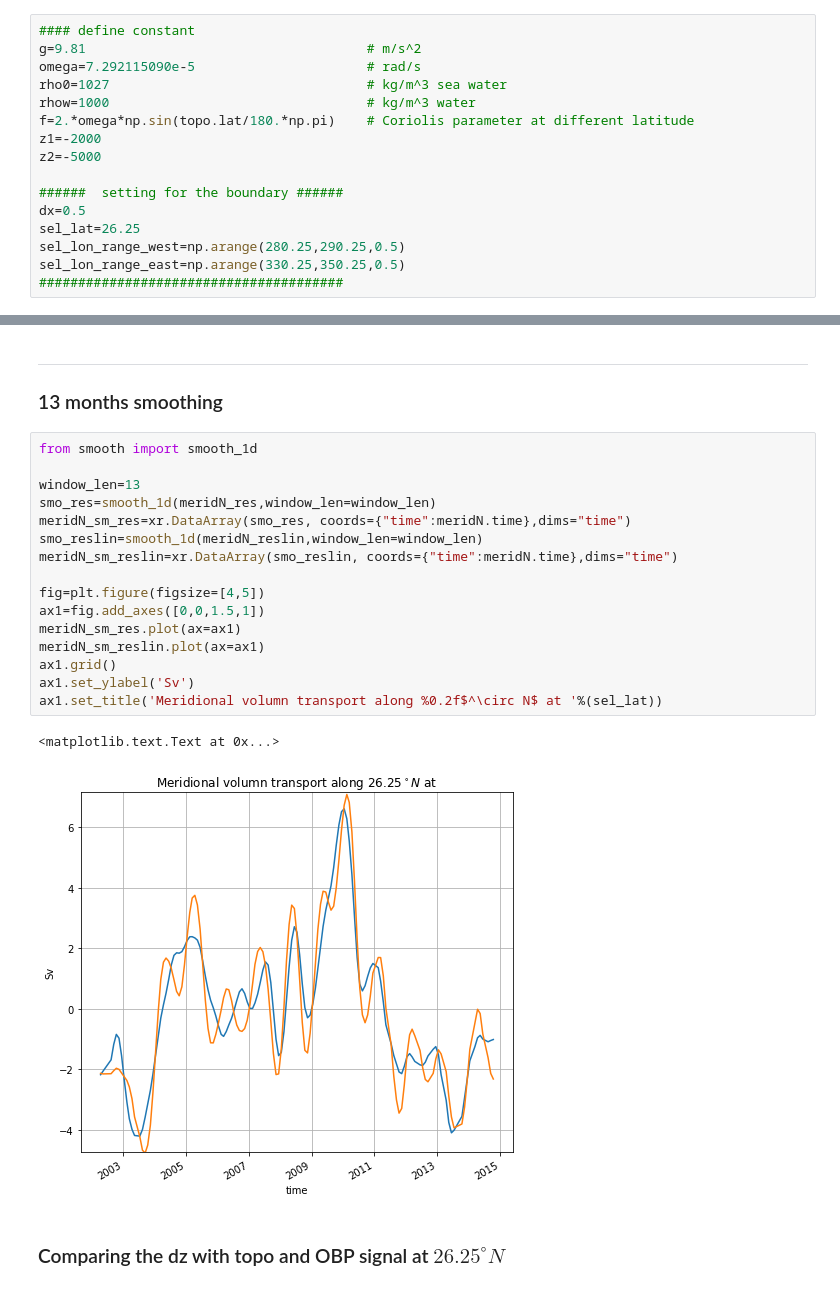
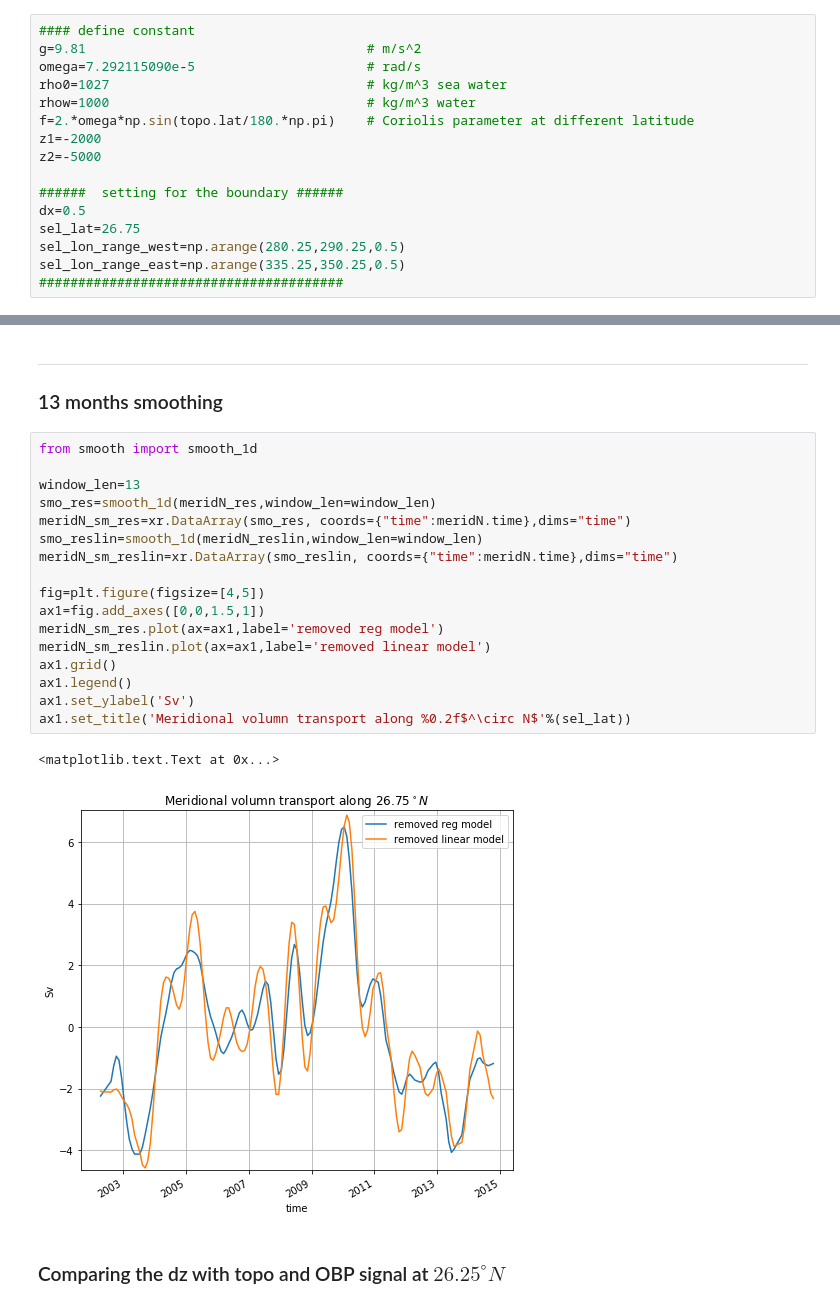
Before and after one commit to chiaweh2/arctic_ocean, a Jupyter notebook: ocean_transport.ipynb, the cells around one changed output, grey strips where cells are left out. Saved outputs shown, nothing was run; the diff lists cells and outputs as text.

```diff
--- a/ocean_transport.ipynb
+++ b/ocean_transport.ipynb
@@ -149,9 +152,9 @@ z2=-5000
 
 ######  setting for the boundary ######
 dx=0.5
-sel_lat=26.25
+sel_lat=26.75
 sel_lon_range_west=np.arange(280.25,290.25,0.5)
-sel_lon_range_east=np.arange(330.25,350.25,0.5)
+sel_lon_range_east=np.arange(335.25,350.25,0.5)
 #######################################
 # %%
 #### define xarray for the latitude band
@@ -329,22 +334,23 @@ ax1.grid()
 # %%
 from smooth import smooth_1d
 
 window_len=13
 smo_res=smooth_1d(meridN_res,window_len=window_len)
 meridN_sm_res=xr.DataArray(smo_res, coords={"time":meridN.time},dims="time")
 smo_reslin=smooth_1d(meridN_reslin,window_len=window_len)
 meridN_sm_reslin=xr.DataArray(smo_reslin, coords={"time":meridN.time},dims="time")
 
 fig=plt.figure(figsize=[4,5])
 ax1=fig.add_axes([0,0,1.5,1])
-meridN_sm_res.plot(ax=ax1)
-meridN_sm_reslin.plot(ax=ax1)
+meridN_sm_res.plot(ax=ax1,label='removed reg model')
+meridN_sm_reslin.plot(ax=ax1,label='removed linear model')
 ax1.grid()
+ax1.legend()
 ax1.set_ylabel('Sv')
-ax1.set_title('Meridional volumn transport along %0.2f$^\circ N$ at '%(sel_lat))
+ax1.set_title('Meridional volumn transport along %0.2f$^\circ N$'%(sel_lat))
 # %% [output]
 <matplotlib.text.Text at 0x...>
-[figure, old version]
+[figure, new version]
 # %% [markdown]
 ### Comparing the dz with topo and OBP signal at $26.25^\circ N$
 # %%
```
Also changed, not shown: parts of 7 cells of this notebook, 4 other files.
